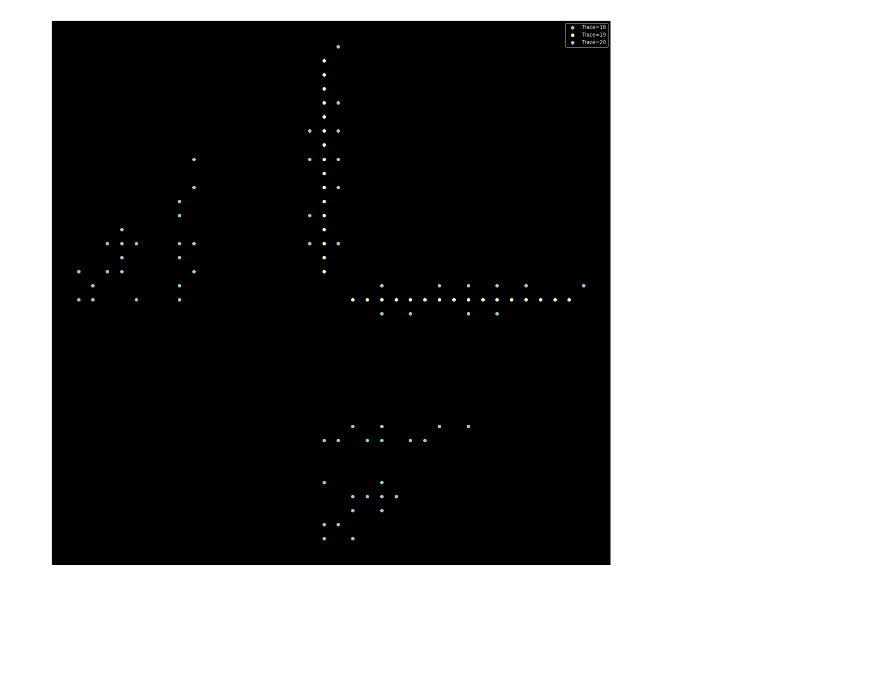
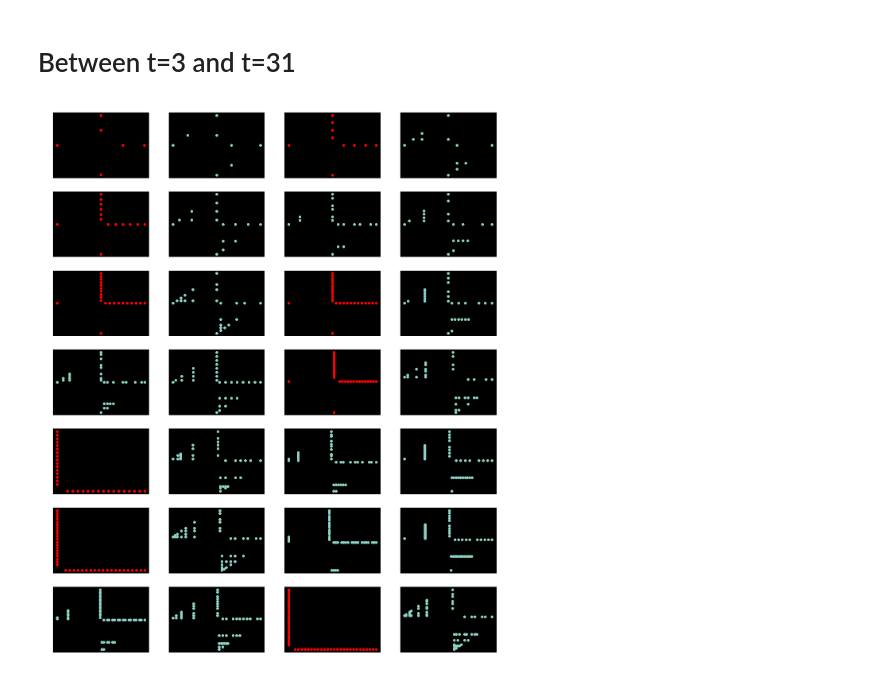
Before and after one commit to tcosmo/groupeModulaire, a Jupyter notebook: Visu.ipynb, the cells around one changed output. Saved outputs shown, nothing was run; the diff lists cells and outputs as text; code cells hidden in the pictures; blank space fills up the shorter version.

```diff
--- a/Visu.ipynb
+++ b/Visu.ipynb
@@ -78,4 +113,4 @@ def get_max_height_criterion(max_height):
 # %%
-root = construct_tree(get_max_height_criterion(15))
-print(tree_size(root))
+root = construct_tree(get_max_height_criterion(16))
+tree_size(root)
 # %% [output]
@@ -109,9 +148,11 @@ plt.show()
 # %%
 plt.figure(figsize=(20,20))
-for i in range(17, 20):
-    coords = get_coords_with_trace(coord_and_trace,i)
-    plt.scatter(coords[:,0], coords[:, 1], label="Trace={}".format(i))
-plt.legend()
-plt.savefig("multiTrace.png")
+offset = 44
+for i in range(0,16):
+    plt.subplot(4,4,i+1)
+    coords = get_coords_with_trace(coord_and_trace,i+offset)
+    plt.scatter(coords[:,0], coords[:, 1])
+    plt.title("Trace = {}".format(i+offset))
+plt.savefig("images/ALotOfTrace2.png")
 plt.show()
 # %% [output]
@@ -119,11 +160,17 @@ plt.show()
+# %% [markdown]
+# Between t=3 and t=31
 # %%
-plt.figure(figsize=(20,20))
-n = 18
-for i in range(n,n+3):
-    coords = get_coords_with_trace(coord_and_trace,i)
-    plt.scatter(coords[:,0], coords[:, 1], label="Trace={}".format(i))
-plt.legend()
-plt.savefig("multiTrace2.png")
+plt.figure(figsize=(20,25))
+offset = 3
+for i in range(0,28):
+    plt.subplot(7,4,i+1)
+    coords = get_coords_with_trace(coord_and_trace,i+offset)
+    if cypari.pari('isprime({})'.format(i+offset)):
+        plt.scatter(coords[:,0], coords[:, 1], c='r')
+    else:
+        plt.scatter(coords[:,0], coords[:, 1])
+    plt.title("Trace = {}".format(i+offset))
+plt.savefig("images/trace_1_to_31.png")
 plt.show()
 # %% [output]
-[figure, old version]
+[figure, new version]
```
Also changed, not shown: parts of 29 cells of this notebook, 21 other files.
